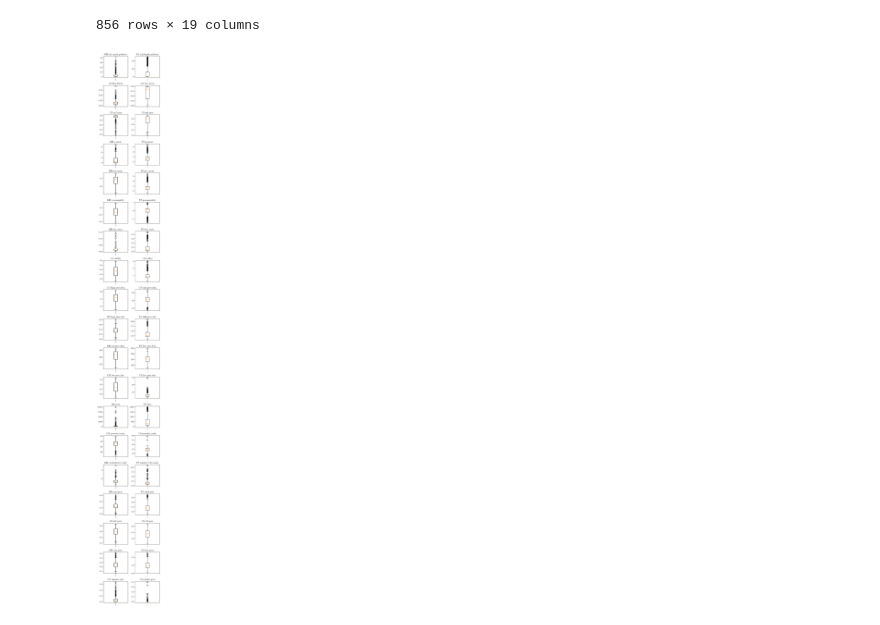
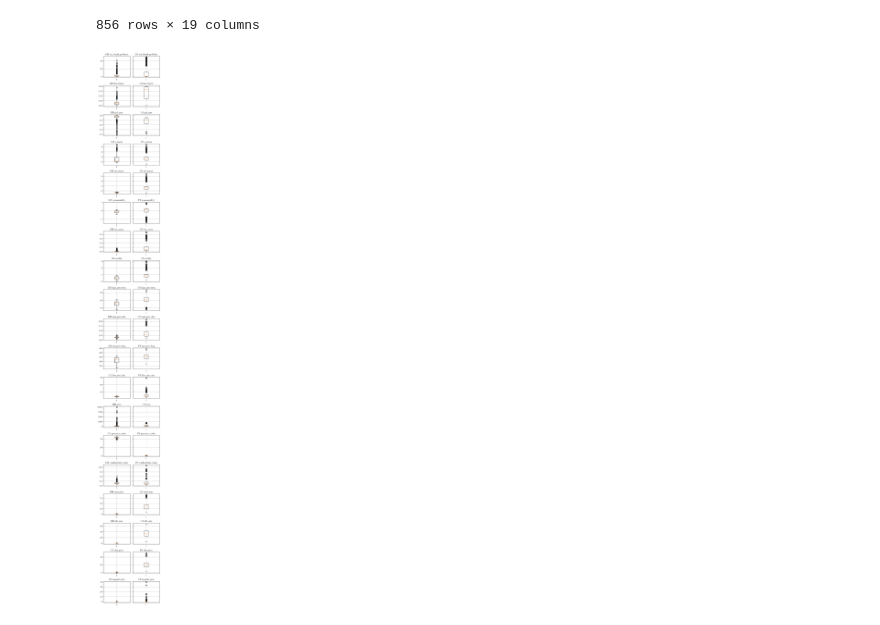
Before and after one commit to bernharl/Master-Thesis, a Jupyter notebook: notebooks/correlation_reduction.ipynb, the cells around one changed output. Drawn from its saved outputs; the diff is of its cells as text; code cells hidden in the pictures.

```diff
--- a/notebooks/correlation_reduction.ipynb
+++ b/notebooks/correlation_reduction.ipynb
@@ -675,12 +713,13 @@ fig.tight_layout()
 [figure]
 # %%
 results_cv_train_us_val_gb_concat = defaultdict(lambda: defaultdict(int))
-k = 1
+k = 5
 for i in tqdm(range(k)):
     results_ = load_results(
         folder=f"/home/bernhard/git/Master-Thesis/runs/combined_dataset/train_us_val_gb_concat/val_gb/{i}",
         model_type="lstm",
         seed="19970204",
+        # max_epoch=18,
     )
     for epoch in results_:
         for basin in results_[epoch]:
@@ -714,0 +754,18 @@ fig.savefig(fig_folder / "train_us_val_gb_concat.pdf")
+# %%
+results_cv_train_us_val_gb_no_static = defaultdict(lambda: defaultdict(int))
+k = 5
+for i in tqdm(range(k)):
+    results_ = load_results(
+        folder=f"/home/bernhard/git/Master-Thesis/runs/combined_dataset/train_us_val_gb_no_static/val_gb/{i}",
+        model_type="lstm_no_static",
+        seed="19970204",
+        # max_epoch=6,
+    )
+    for epoch in results_:
+        for basin in results_[epoch]:
+            results_cv_train_us_val_gb_no_static[epoch][basin] += (
+                results_[epoch][basin] / k
+            )
+cv_nse_train_us_val_gb_no_static = restructure_results(
+    results_cv_train_us_val_gb_no_static
+)
@@ -747,8 +828,8 @@ fig.tight_layout()
 [figure]
 # %%
 results_cv_train_gb_val_us_concat = defaultdict(lambda: defaultdict(int))
-k = 1
-for i in tqdm(range(1, 2)):  # Remember to fix
+k = 4
+for i in tqdm([0, 1, 2, 4]):  # (range(1, 3)):  # Remember to fix
     results_ = load_results(
         folder=f"/home/bernhard/git/Master-Thesis/runs/combined_dataset/train_gb_val_us_concat/val_us/{i}",
         model_type="lstm",
@@ -1252,11 +1446,12 @@ create_comparison_matrix(median_nse_dict=median_nses_us)
 val_basin_list = results_cv_mixed["epoch_1"].keys()
 val_attributes = load_attributes(
     basins=val_basin_list,
-    db_path="/home/bernhard/git/Master-Thesis/runs/combined_dataset/mixed_concat/0/run_1303_1750_seed19970204/attributes.db",
+    db_path="/home/bernhard/git/Master-Thesis/runs/combined_dataset/mixed/0/run_0203_1133_seed19970204/attributes.db",
+    # db_path="/home/bernhard/git/Master-Thesis/runs/combined_dataset/mixed_concat/0/run_1303_1750_seed19970204/attributes.db",
 )
 val_attributes_gb = val_attributes.loc[val_attributes.index.str.contains("gb")]
 val_attributes_us = val_attributes.loc[val_attributes.index.str.contains("us")]
-val_attributes
+val_attributes_us[""]
 # %% [output]
 |  | soil_depth_pelletier | frac_forest | gvf_max | p_mean | pet_mean | p_seasonality | frac_snow | aridity | ... |
 | gauge_id |  |  |  |  |  |  |  |  | ... |
@@ -1274,15 +1469,19 @@ val_attributes
 856 rows × 19 columns
 # %%
 # f
-fig, axes = plt.subplots(len(val_attributes.columns), 2, figsize=[4.77747, 40])
+fig, axes = plt.subplots(
+    len(val_attributes.columns), 2, figsize=[4.77747, 40], sharey="row"
+)
 for i, dual_ax in tqdm(enumerate(axes)):
     dual_ax[0].boxplot(val_attributes_gb.iloc[:, i])
     dual_ax[0].set_title("GB " + val_attributes_gb.columns[i].replace("_", "\_"))
+    dual_ax[0].grid("on")
     dual_ax[1].boxplot(val_attributes_us.iloc[:, i])
     dual_ax[1].set_title("US " + val_attributes_us.columns[i].replace("_", "\_"))
+    dual_ax[1].grid("on")
 fig.tight_layout()
 fig_path = Path("../doc/thesis/figures/feature_comparison_mixed")
 fig_path.mkdir(exist_ok=True, parents=True)
 fig.savefig(fig_path / "big_boxplot_mixed_validation.pdf")
 # %% [output]
-[figure, old version]
+[figure, new version]
```
Also changed, not shown: parts of 16 cells of this notebook.
